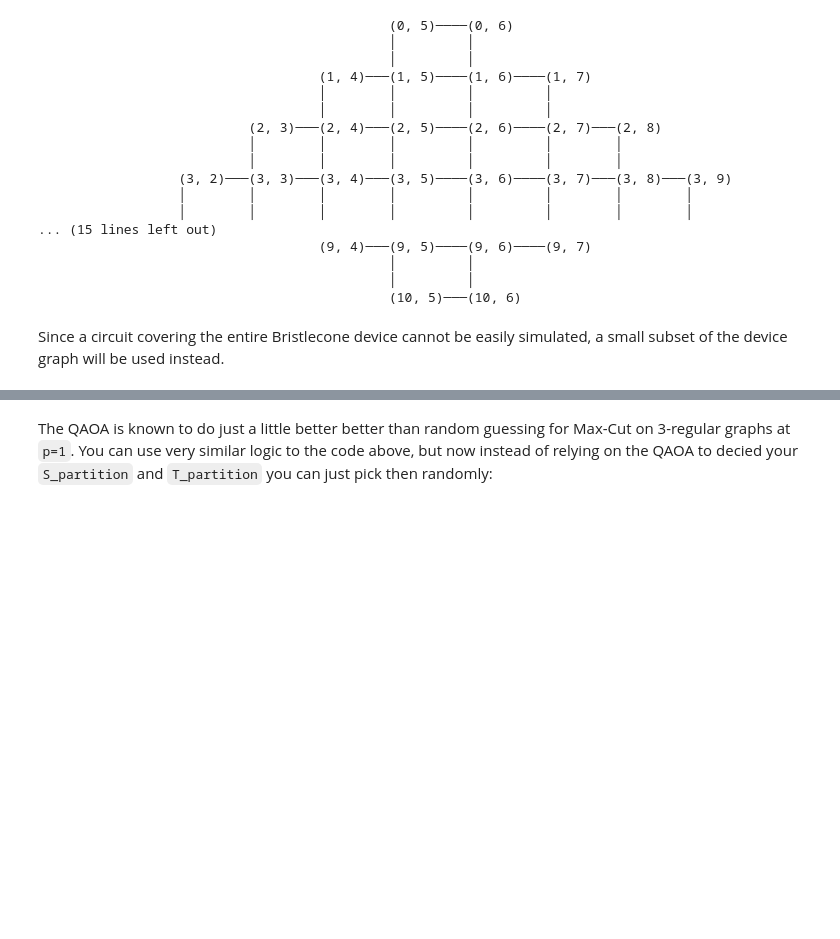
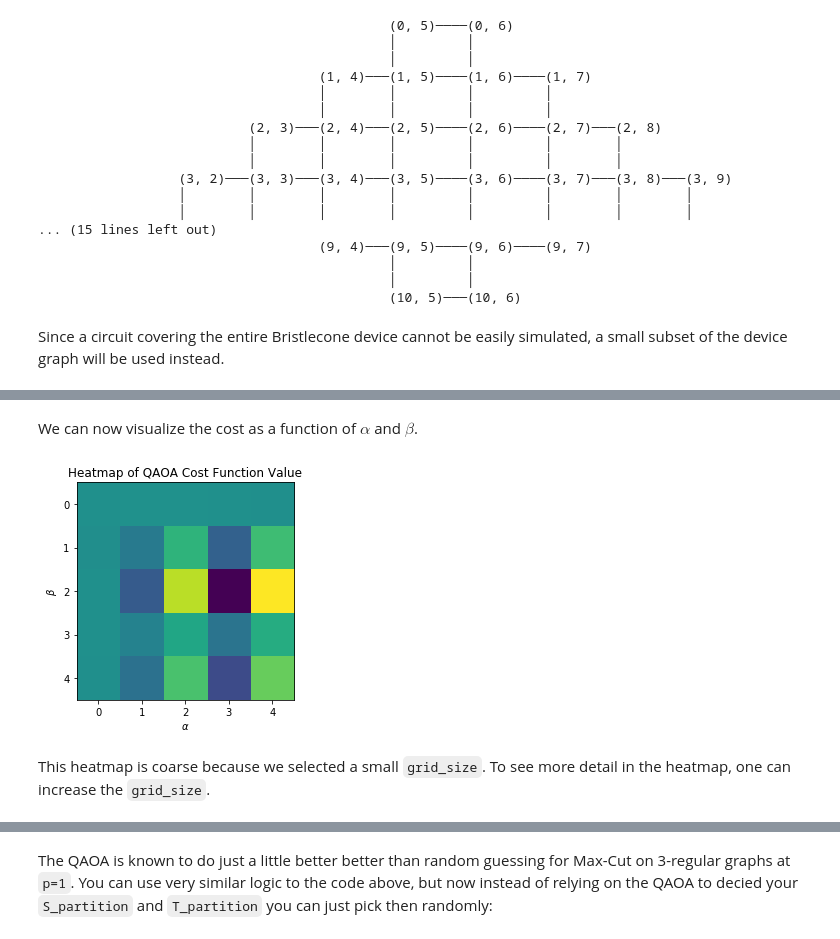
Before and after one commit to LiberoAphpollo/VQC-Cirq, a Jupyter notebook: docs/tutorials/qaoa.ipynb, the cells around one changed output, grey strips where cells are left out. Drawn from its saved outputs; the diff is of its cells as text; code cells hidden in the pictures; blank space fills up the shorter version.

```diff
--- a/docs/tutorials/qaoa.ipynb
+++ b/docs/tutorials/qaoa.ipynb
@@ -173,12 +76,0 @@ There are lots of different techniques to choose parameters for `qaoa_circuit`.
-# %%
-grid_size = 5
-exp_values = np.empty((grid_size, grid_size))
-par_values = np.empty((grid_size, grid_size, 2))
-for i, alpha_value in enumerate(np.linspace(0, 2*np.pi, grid_size)):
-  for j, beta_value in enumerate(np.linspace(0, 2*np.pi, grid_size)):
-    samples = sim.sample(
-        qaoa_circuit,
-        params={alpha: alpha_value, beta: beta_value},
-        repetitions=20000)
-    exp_values[i][j] = estimate_cost(working_graph, samples)
-    par_values[i][j] = alpha_value, beta_value
@@ -275,0 +192,27 @@ for i in range(num_cuts):
+# %%
+# Set the grid size = number of points in the interval [0, 2π).
+grid_size = 5
+
+exp_values = np.empty((grid_size, grid_size))
+par_values = np.empty((grid_size, grid_size, 2))
+
+for i, alpha_value in enumerate(np.linspace(0, 2 * np.pi, grid_size)):
+  for j, beta_value in enumerate(np.linspace(0, 2 * np.pi, grid_size)):
+    samples = sim.sample(
+        qaoa_circuit,
+        params={alpha: alpha_value, beta: beta_value},
+        repetitions=20000
+    )
+    exp_values[i][j] = estimate_cost(working_graph, samples)
+    par_values[i][j] = alpha_value, beta_value
+# %% [markdown]
+We can now visualize the cost as a function of $\alpha$ and $\beta$.
+# %%
+plt.title('Heatmap of QAOA Cost Function Value')
+plt.xlabel(r'$\alpha$')
+plt.ylabel(r'$\beta$')
+plt.imshow(exp_values);
+# %% [output]
+[figure, added]
+# %% [markdown]
+This heatmap is coarse because we selected a small `grid_size`. To see more detail in the heatmap, one can increase the `grid_size`.
```
Also changed, not shown: parts of 37 cells of this notebook.
